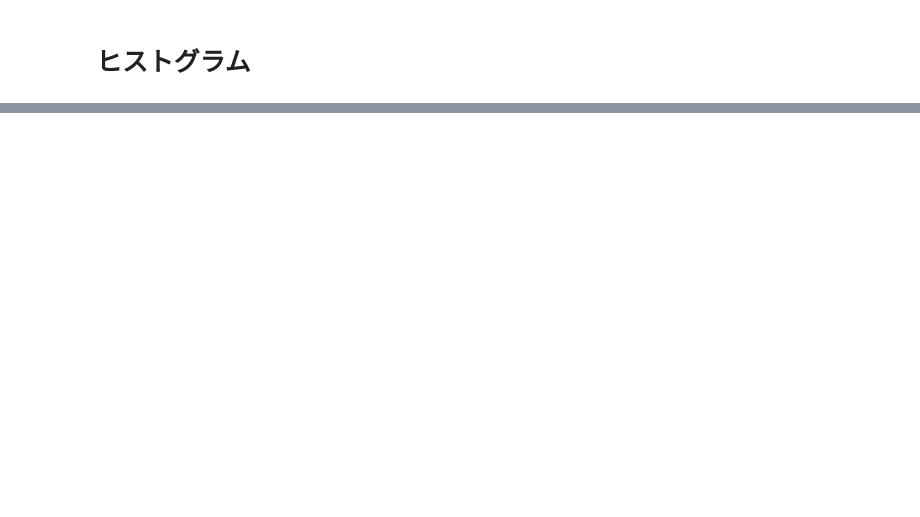
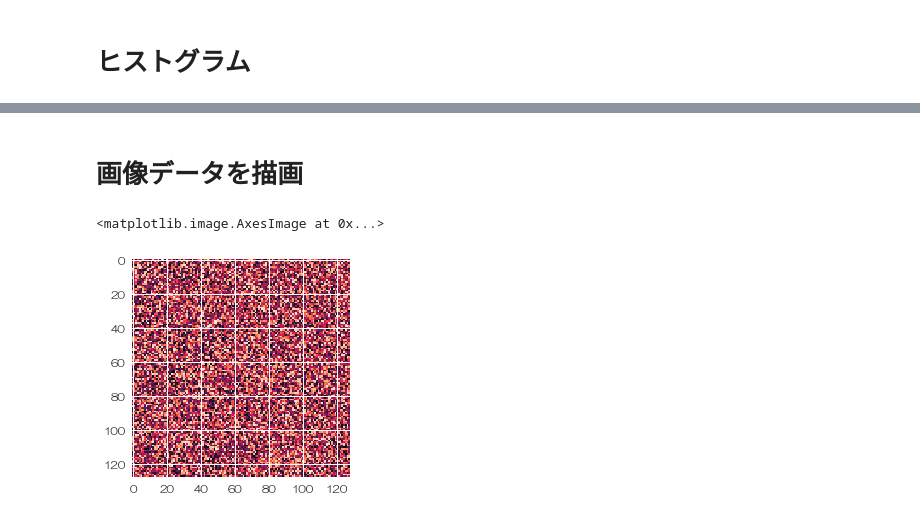
Before and after one commit to kyatasshi/Matplotlib, a Jupyter notebook: Matplotlib.ipynb, the cells around one changed output, grey strips where cells are left out. Saved outputs shown, nothing was run; the diff lists cells and outputs as text; code cells hidden in the pictures; blank space fills up the shorter version.

```diff
--- a/Matplotlib.ipynb
+++ b/Matplotlib.ipynb
@@ -77,0 +78,10 @@ h = ax.hist(x, bins='auto', histtype='step')
+# %% [markdown]
+# 画像データを描画
+# %%
+image = np.random.random((128, 128))
+
+fig, ax = plt.subplots()
+ax.imshow(image)
+# %% [output]
+<matplotlib.image.AxesImage at 0x...>
+[figure, added]
```
Also changed, not shown: parts of 17 cells of this notebook.
